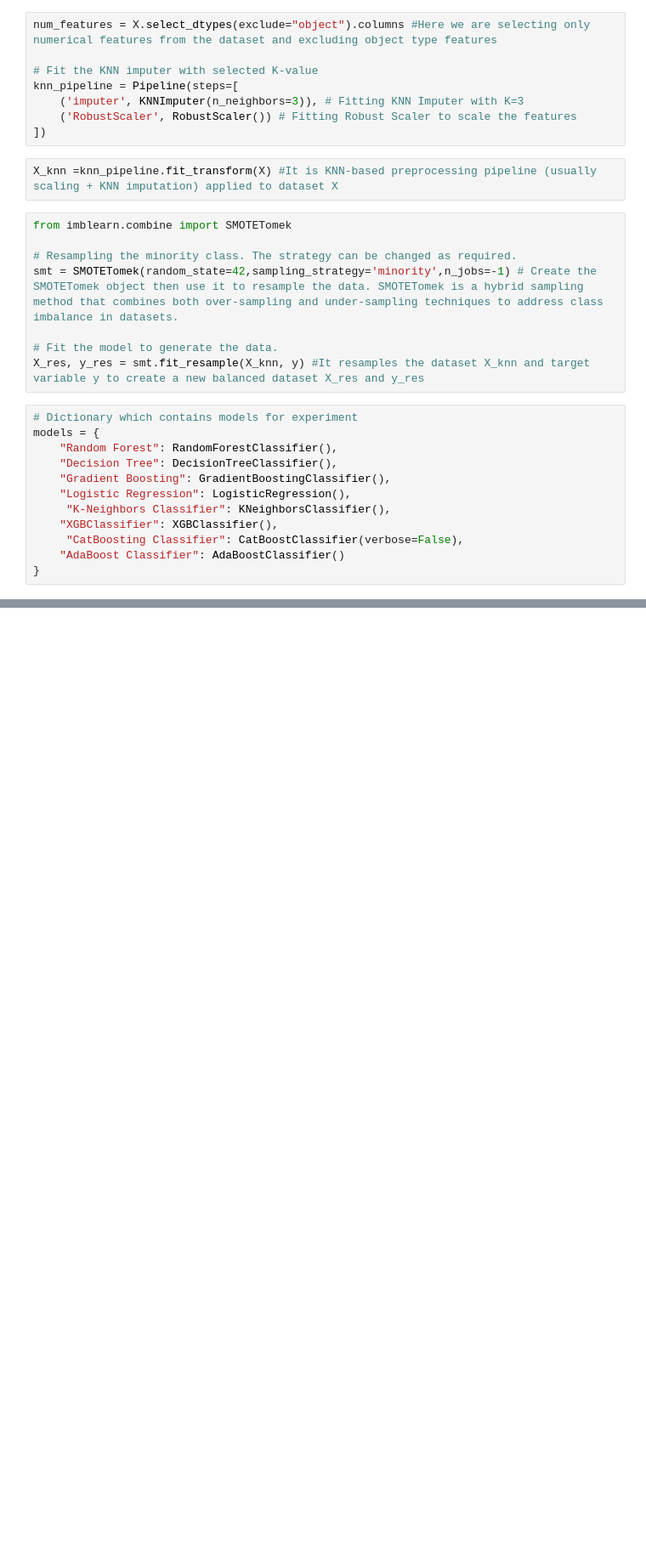
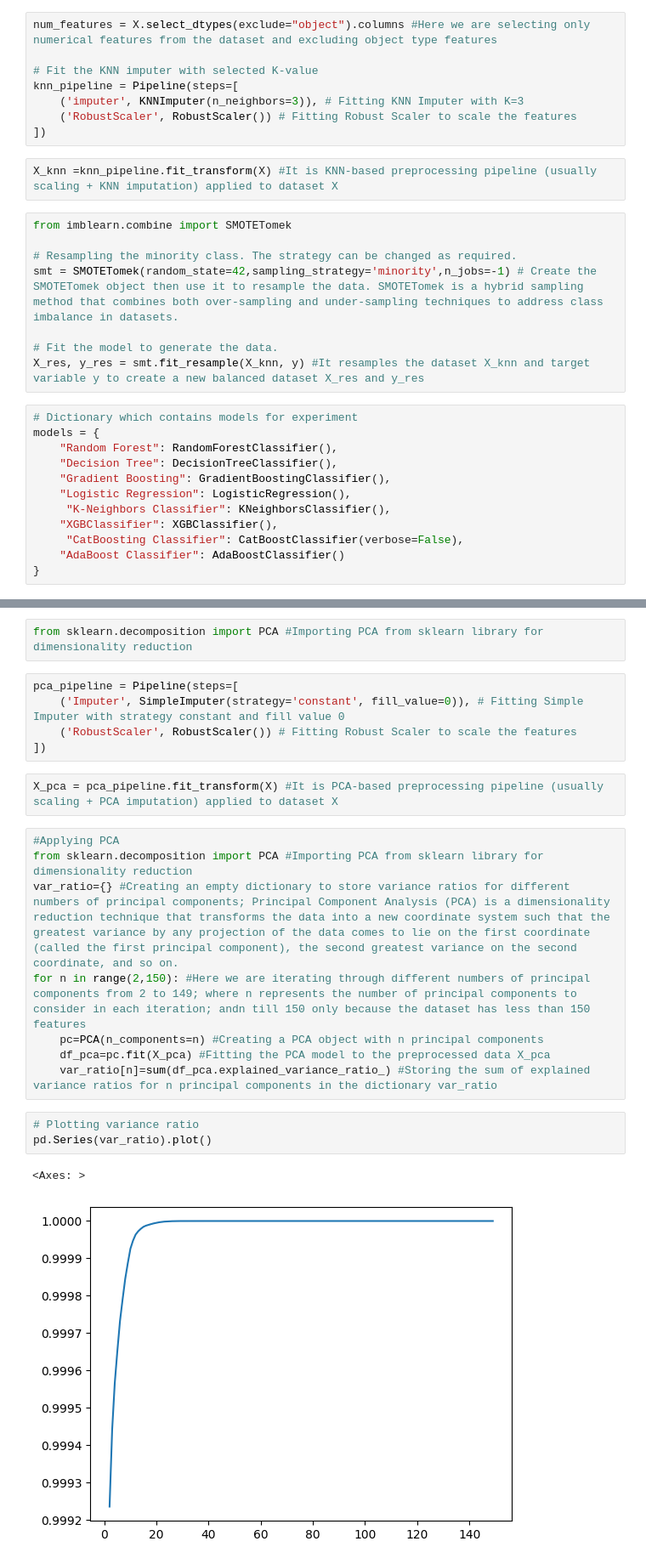
Before and after one commit to KeshaviVerma/APS_Fault_Detection, a Jupyter notebook: EDA.ipynb, the cells around one changed output, grey strips where cells are left out. Shown at 85% size. Drawn from its saved outputs; the diff is of its cells as text; blank space fills up the shorter version.

```diff
--- a/EDA.ipynb
+++ b/EDA.ipynb
@@ -311,0 +538,23 @@ report_knn #Here is the final report of models evaluated on KNN imputed and resa
+# %%
+from sklearn.decomposition import PCA #Importing PCA from sklearn library for dimensionality reduction
+# %%
+pca_pipeline = Pipeline(steps=[
+    ('Imputer', SimpleImputer(strategy='constant', fill_value=0)), # Fitting Simple Imputer with strategy constant and fill value 0
+    ('RobustScaler', RobustScaler()) # Fitting Robust Scaler to scale the features
+])
+# %%
+X_pca = pca_pipeline.fit_transform(X) #It is PCA-based preprocessing pipeline (usually scaling + PCA imputation) applied to dataset X
+# %%
+#Applying PCA
+from sklearn.decomposition import PCA #Importing PCA from sklearn library for dimensionality reduction
+var_ratio={} #Creating an empty dictionary to store variance ratios for different numbers of principal components; Principal Component Analysis (PCA) is a dimensionality reduction technique that transforms the data into a new coordinate system such that the greatest variance by any projection of the data comes to lie on the first coordinate (called the first principal component), the second greatest variance on the second coordinate, and so on.
+for n in range(2,150): #Here we are iterating through different numbers of principal components from 2 to 149; where n represents the number of principal components to consider in each iteration; andn till 150 only because the dataset has less than 150 features
+    pc=PCA(n_components=n) #Creating a PCA object with n principal components
+    df_pca=pc.fit(X_pca) #Fitting the PCA model to the preprocessed data X_pca
+    var_ratio[n]=sum(df_pca.explained_variance_ratio_) #Storing the sum of explained variance ratios for n principal components in the dictionary var_ratio
+# %%
+# Plotting variance ratio
+pd.Series(var_ratio).plot()
+# %% [output]
+<Axes: >
+[figure, added]
```
Also changed, not shown: parts of 53 cells of this notebook.
